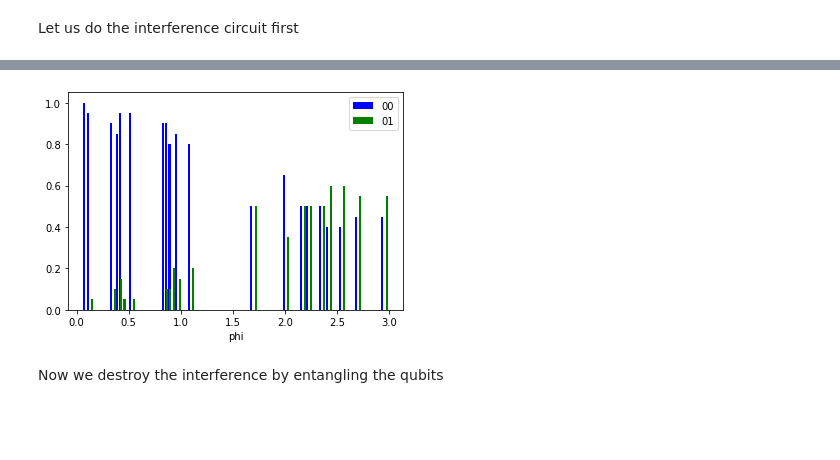
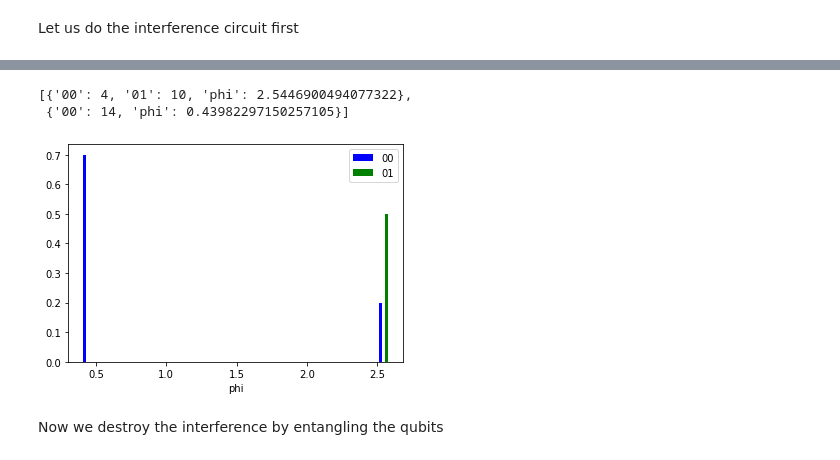
Before and after one commit to CeADARITES-quantum/quantum-eraser, a Jupyter notebook: quantum_eraser.ipynb, the cells around one changed output, grey strips where cells are left out. Saved outputs shown, nothing was run; the diff lists cells and outputs as text; code cells hidden in the pictures; blank space fills up the shorter version.

```diff
--- a/quantum_eraser.ipynb
+++ b/quantum_eraser.ipynb
@@ -463,7 +762,7 @@ Let us do the interference circuit first
 import random as rd
 rd.seed(42)
 # We will always use the same set of phases
-phi = [pi * rand_numb / 100 for rand_numb in rd.sample(range(101), 100)]
+phi = [pi * rand_numb / 100 for rand_numb in rd.sample(range(101), 2)]
 # phi = [pi/3, pi/4]
 # %%
 %%capture
@@ -493,30 +802,33 @@ print(circuit_1)
 # %%
 measurements
+# %% [output]
+[{'00': 4, '01': 10, 'phi': 2.5446900494077322},
+ {'00': 14, 'phi': 0.43982297150257105}]
 # %%
-measurements = pickle.load(open ('measurement_circ_1_inder.pk','rb'))
+# measurements = pickle.load(open ('measurement_circ_1_inder.pk','rb'))
 meas_00 = np.array([])
 meas_01 = np.array([])
 phi = np.array([])
 for measurement in measurements:
     if '00' not in measurement.keys():
         meas_00 = np.append(meas_00, 0)
     else:
         meas_00 = np.append(meas_00, measurement['00'])
     if '01' not in measurement.keys():
         meas_01= np.append(meas_01, 0)
     else:
         meas_01= np.append(meas_01, measurement['01'])
     phi = np.append(phi, measurement['phi'])
 
 ax = plt.subplot(111)
 #Normalizing measurements to get probabilities
 ax.bar(phi-0.02, meas_00/20.0, width=0.02, color='b', align='center', label='00')
 ax.bar(phi+0.02, meas_01/20.0, width=0.02, color='g', align='center', label='01')
 ax.legend()
 ax.set_xlabel('phi')
 plt.show();
 # %% [output]
-[figure, old version]
+[figure, new version]
 # %% [markdown]
 Now we destroy the interference by entangling the qubits
 # %%
```
Also changed, not shown: parts of 34 cells of this notebook.
